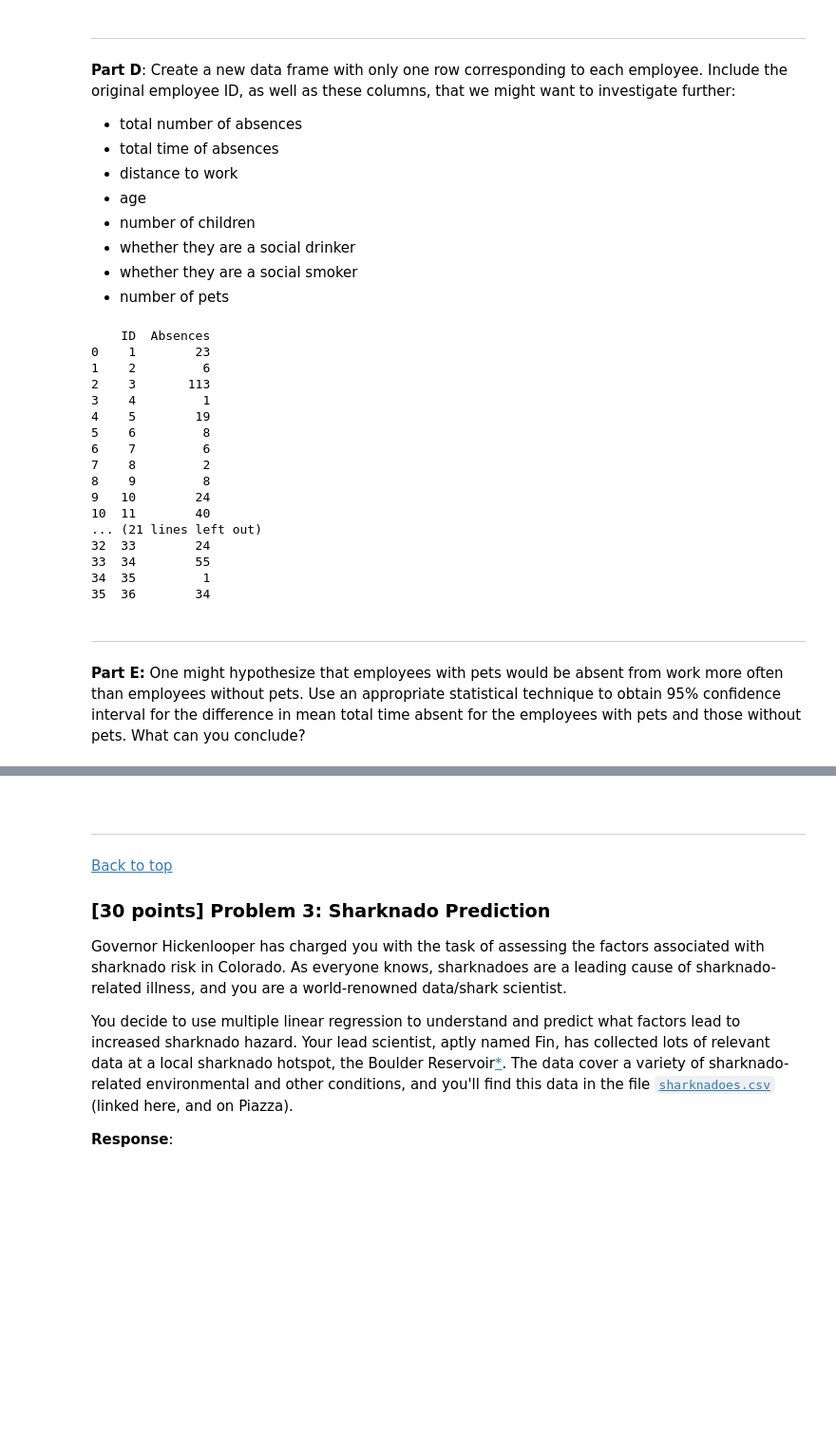
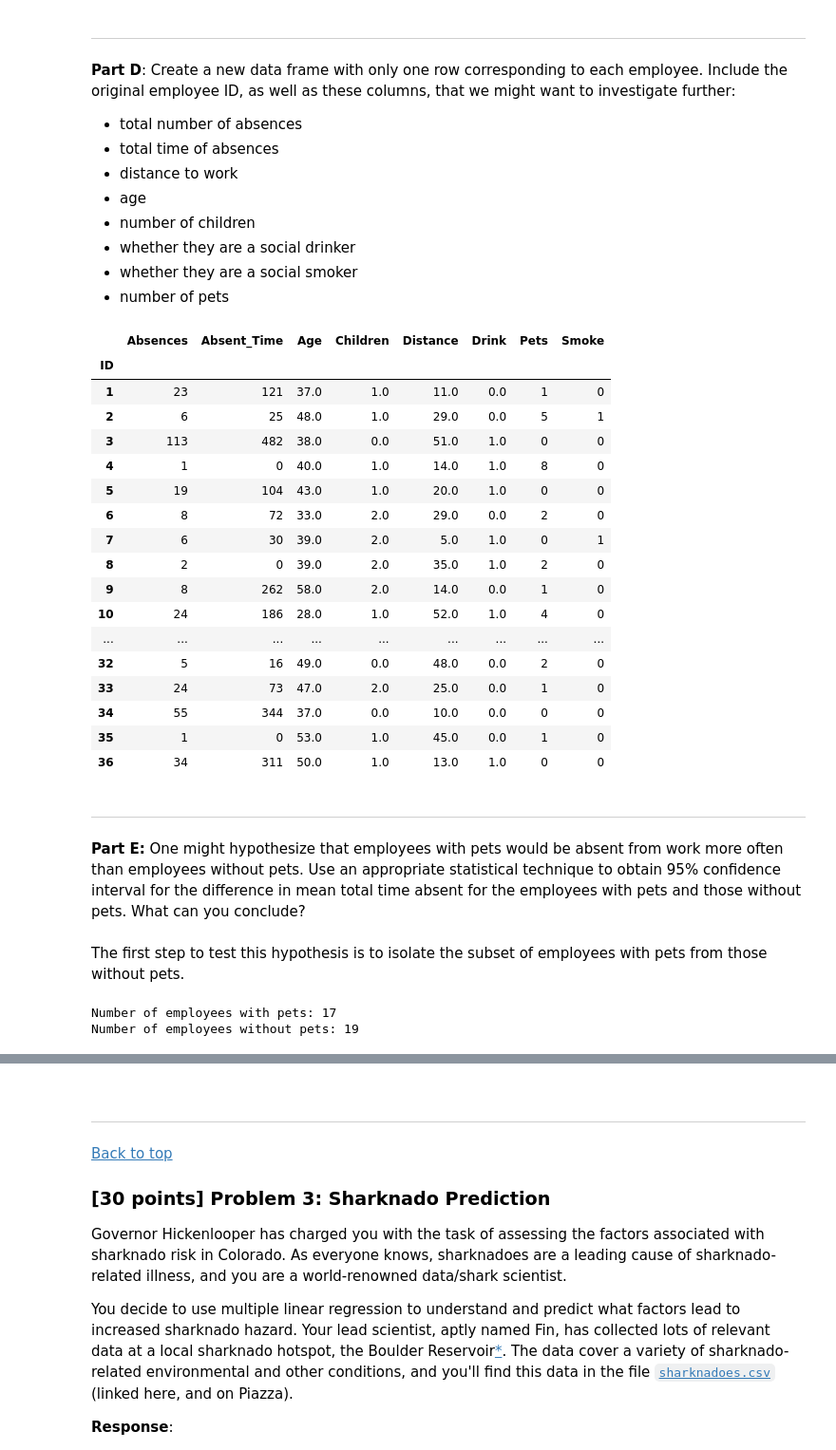
Before and after one commit to tannerbobak/csci3022, a Jupyter notebook: practicum_Bobak_Tanner.ipynb, the cells around one changed output, grey strips where cells are left out. Shown at 95% size. Saved outputs shown, nothing was run; the diff lists cells and outputs as text; code cells hidden in the pictures; blank space fills up the shorter version.

```diff
--- a/practicum_Bobak_Tanner.ipynb
+++ b/practicum_Bobak_Tanner.ipynb
@@ -509,29 +509,47 @@ As seen above, the data set contains 36 unique employees, as counted by the numb
 * whether they are a social drinker
 * whether they are a social smoker
 * number of pets
-# %%
-group = df.groupby('ID').size().reset_index(name='Absences');
-#absence_count = group.size()
-#absence_time = group['Absent'].agg(['sum'])
-print(group)
-# %% [output]
-    ID  Absences
-0    1        23
-1    2         6
-2    3       113
-3    4         1
-4    5        19
-5    6         8
-6    7         6
-7    8         2
-8    9         8
-9   10        24
-10  11        40
-... (21 lines left out)
-32  33        24
-33  34        55
-34  35         1
-35  36        34
+# %%
+group = df.groupby('ID') # Pandas grouping
+ngrp = group.ngroups
+absence_count = group.size()
+absence_time = group['Absent'].agg('sum')
+
+# Create the new data frame. Means are used but it makes no difference because the value is the same in each group.
+dfE = pd.DataFrame({'Absences': absence_count, 'Absent_Time': absence_time, 'Distance': group['Distance'].mean(), \
+                    'Age': group['Age'].mean(), 'Children': group['Children'].mean(), 'Drink': group['Drink'].mean(), \
+                    'Smoke': group['Smoke'].mean(), 'Pets': group['Pets'].mean()})
+dfE.head(36)
+# %% [output]
+|  | Absences | Absent_Time | Age | Children | Distance | Drink | Pets | Smoke |
+| ID |  |  |  |  |  |  |  |  |
+| 1 | 23 | 121 | 37.0 | 1.0 | 11.0 | 0.0 | 1 | 0 |
+| 2 | 6 | 25 | 48.0 | 1.0 | 29.0 | 0.0 | 5 | 1 |
+| 3 | 113 | 482 | 38.0 | 0.0 | 51.0 | 1.0 | 0 | 0 |
+| 4 | 1 | 0 | 40.0 | 1.0 | 14.0 | 1.0 | 8 | 0 |
+| 5 | 19 | 104 | 43.0 | 1.0 | 20.0 | 1.0 | 0 | 0 |
+| 6 | 8 | 72 | 33.0 | 2.0 | 29.0 | 0.0 | 2 | 0 |
+| 7 | 6 | 30 | 39.0 | 2.0 | 5.0 | 1.0 | 0 | 1 |
+| 8 | 2 | 0 | 39.0 | 2.0 | 35.0 | 1.0 | 2 | 0 |
+| 9 | 8 | 262 | 58.0 | 2.0 | 14.0 | 0.0 | 1 | 0 |
+| 10 | 24 | 186 | 28.0 | 1.0 | 52.0 | 1.0 | 4 | 0 |
+| ... | ... | ... | ... | ... | ... | ... | ... | ... |
+| 32 | 5 | 16 | 49.0 | 0.0 | 48.0 | 0.0 | 2 | 0 |
+| 33 | 24 | 73 | 47.0 | 2.0 | 25.0 | 0.0 | 1 | 0 |
+| 34 | 55 | 344 | 37.0 | 0.0 | 10.0 | 0.0 | 0 | 0 |
+| 35 | 1 | 0 | 53.0 | 1.0 | 45.0 | 0.0 | 1 | 0 |
+| 36 | 34 | 311 | 50.0 | 1.0 | 13.0 | 1.0 | 0 | 0 |
 # %% [markdown]
 ---
 **Part E:**  One might hypothesize that employees with pets would be absent from work more often than employees without pets. Use an appropriate statistical technique to obtain 95% confidence interval for the difference in mean total time absent for the employees with pets and those without pets. What can you conclude?
+# %% [markdown]
+The first step to test this hypothesis is to isolate the subset of employees with pets from those without pets.
+# %%
+dfE_nopet = dfE[dfE['Pets'] == 0]
+dfE_pet = dfE[dfE['Pets'] != 0]
+
+print("Number of employees with pets: {}".format(len(dfE_pet)))
+print("Number of employees without pets: {}".format(len(dfE_nopet)))
+# %% [output]
+Number of employees with pets: 17
+Number of employees without pets: 19
```
Also changed, not shown: parts of 6 cells of this notebook.
